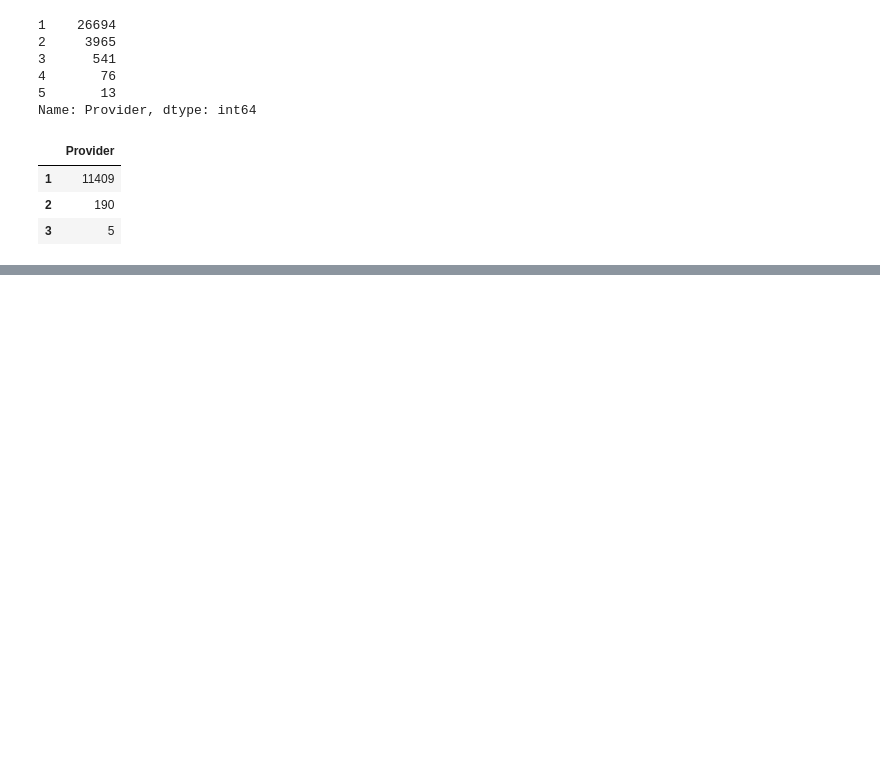
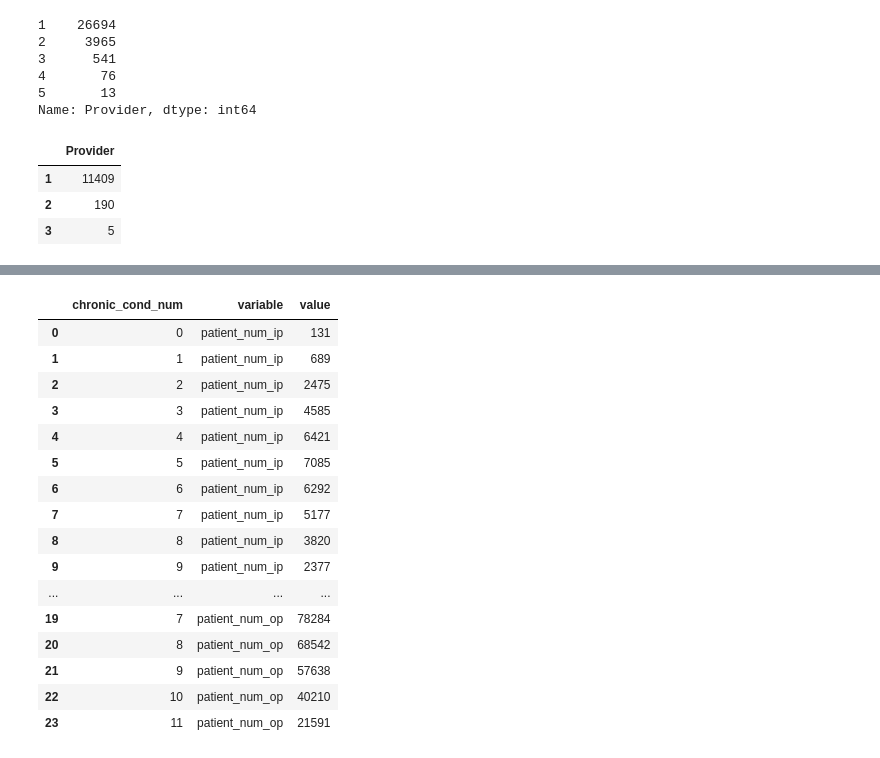
Before and after one commit to microwolf/capstone_healthcare_fraud, a Jupyter notebook: contributors/lu/scripts/EDA1.ipynb, the cells around one changed output, grey strips where cells are left out. Saved outputs shown, nothing was run; the diff lists cells and outputs as text; code cells hidden in the pictures; blank space fills up the shorter version.

```diff
--- a/contributors/lu/scripts/EDA1.ipynb
+++ b/contributors/lu/scripts/EDA1.ipynb
@@ -175,0 +283,22 @@ outpt_bene_cond = outpt_bene[outpt_bene.columns[outpt_bene.columns.str.contains(
+# %%
+test = bene_cond_counts.melt(id_vars = ['chronic_cond_num'], value_vars=['patient_num_ip', 'patient_num_op'])
+test
+# divide by totoal number of bene
+# %% [output]
+|  | chronic_cond_num | variable | value |
+| 0 | 0 | patient_num_ip | 131 |
+| 1 | 1 | patient_num_ip | 689 |
+| 2 | 2 | patient_num_ip | 2475 |
+| 3 | 3 | patient_num_ip | 4585 |
+| 4 | 4 | patient_num_ip | 6421 |
+| 5 | 5 | patient_num_ip | 7085 |
+| 6 | 6 | patient_num_ip | 6292 |
+| 7 | 7 | patient_num_ip | 5177 |
+| 8 | 8 | patient_num_ip | 3820 |
+| 9 | 9 | patient_num_ip | 2377 |
+| ... | ... | ... | ... |
+| 19 | 7 | patient_num_op | 78284 |
+| 20 | 8 | patient_num_op | 68542 |
+| 21 | 9 | patient_num_op | 57638 |
+| 22 | 10 | patient_num_op | 40210 |
+| 23 | 11 | patient_num_op | 21591 |
```
Also changed, not shown: parts of 23 cells of this notebook, 14 other files.
